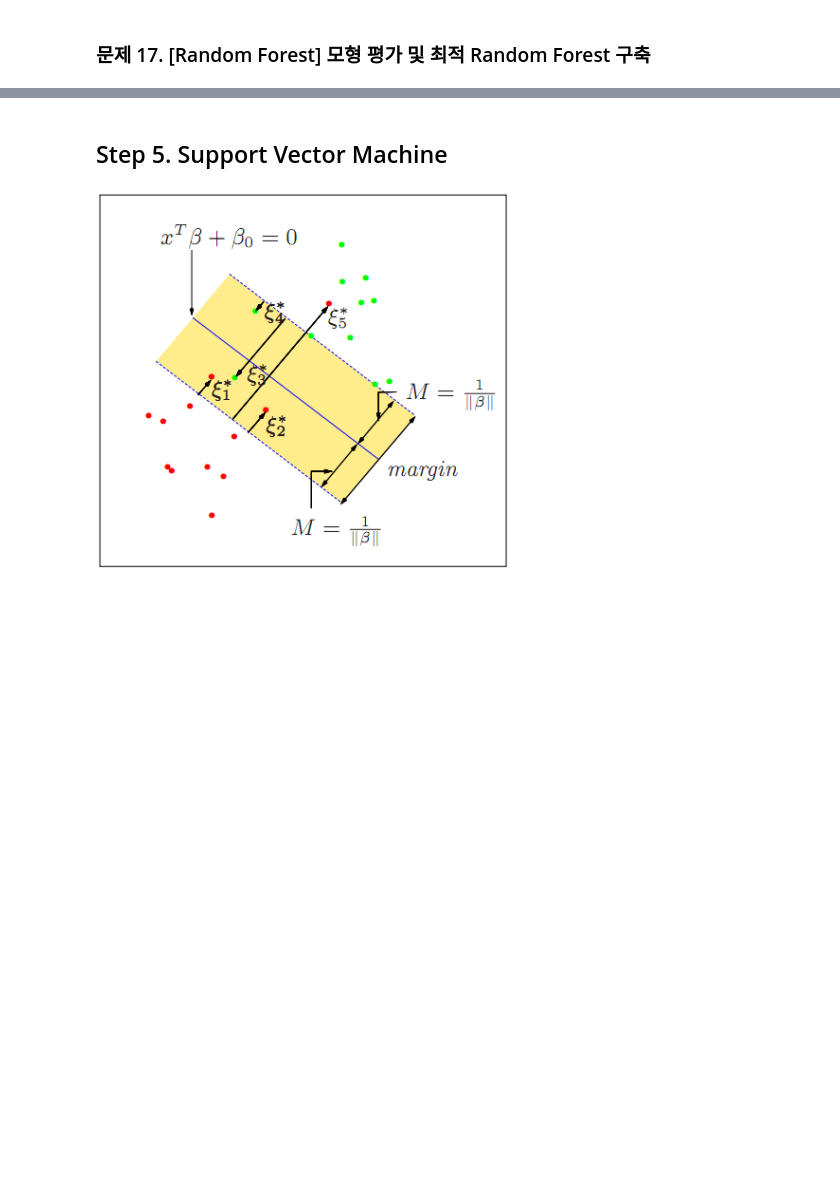
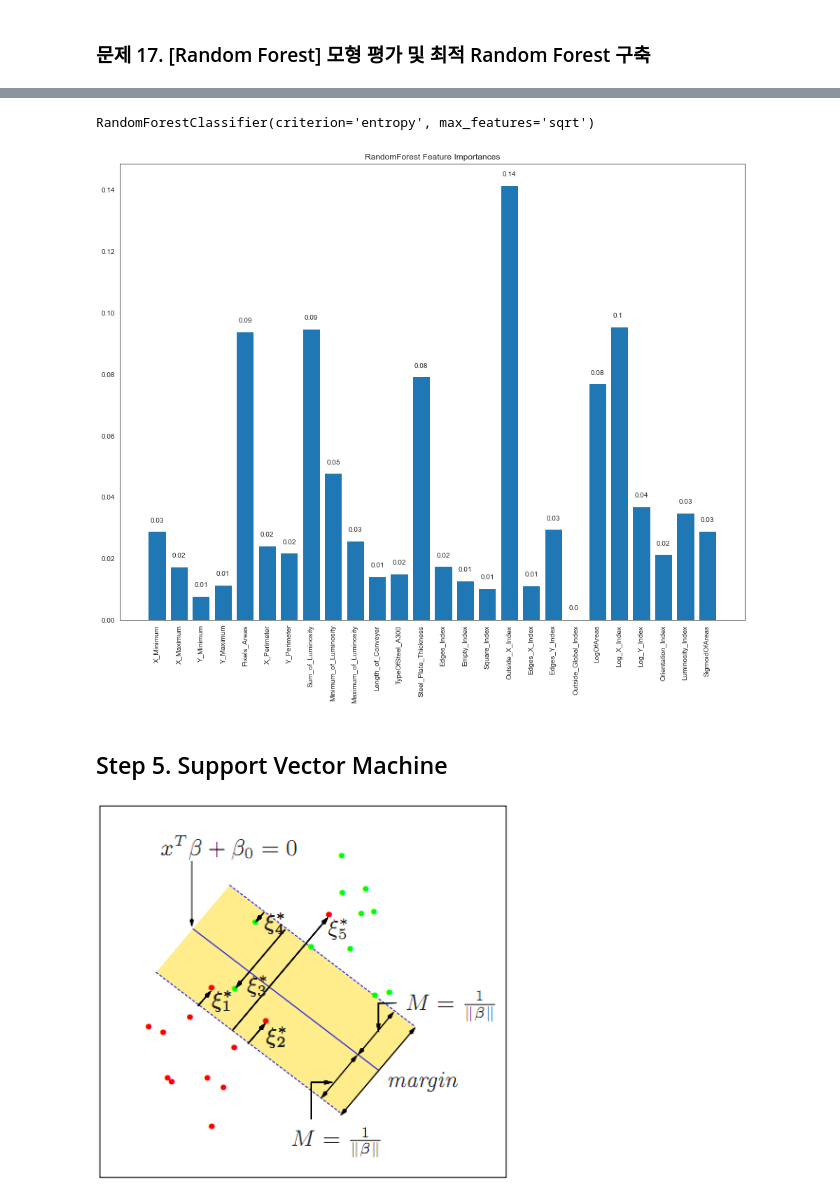
Before and after one commit to khs4140/FC_MachineLearning_300, a Jupyter notebook: 03.MachineLearning&PatternRecognition/[문제] Chapter 01_철판 제조 공정 데이터를 활용한 분류모형 생성 및 성능 비교.ipynb, the cells around one changed output, grey strips where cells are left out. Saved outputs shown, nothing was run; the diff lists cells and outputs as text; code cells hidden in the pictures; blank space fills up the shorter version.

```diff
--- a/03.MachineLearning&PatternRecognition/[문제] Chapter 01_철판 제조 공정 데이터를 활용한 분류모형 생성 및 성능 비교.ipynb
+++ b/03.MachineLearning&PatternRecognition/[문제] Chapter 01_철판 제조 공정 데이터를 활용한 분류모형 생성 및 성능 비교.ipynb
@@ -706,3 +702,22 @@ grid_rf.score(X_test, y_test)
+# %%
+best_rf = RandomForestClassifier(criterion='entropy',
+                                max_depth=None,
+                                max_features='sqrt',
+                                min_samples_split=2,
+                                min_samples_leaf=1)
+best_rf.fit(X_train, y_train)
+# %% [output]
+RandomForestClassifier(criterion='entropy', max_features='sqrt')
+# %%
+plt.figure(figsize=(16, 12))
+plt.bar(height=best_rf.feature_importances_, x=X_train.columns)
+plt.xticks(rotation=90)
+plt.title('RandomForest Feature Importances')
+for i,h in enumerate(best_rf.feature_importances_):
+    plt.annotate(text=round(h, 2), xy=(i-0.3, h + 0.003))
+plt.show()
+# %% [output]
+[figure, added]
 # %% [markdown]
 ## Step 5. Support Vector Machine
 # %% [markdown]
```
Also changed, not shown: parts of 41 cells of this notebook.
